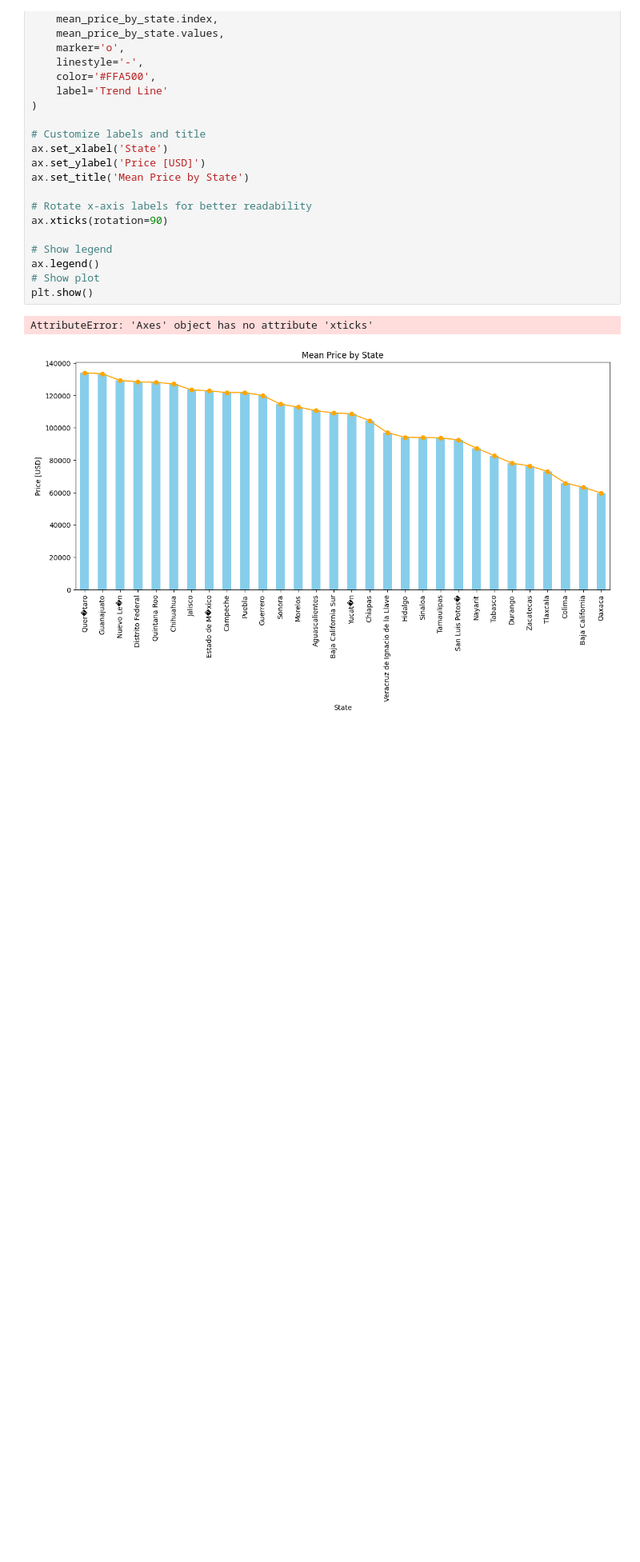
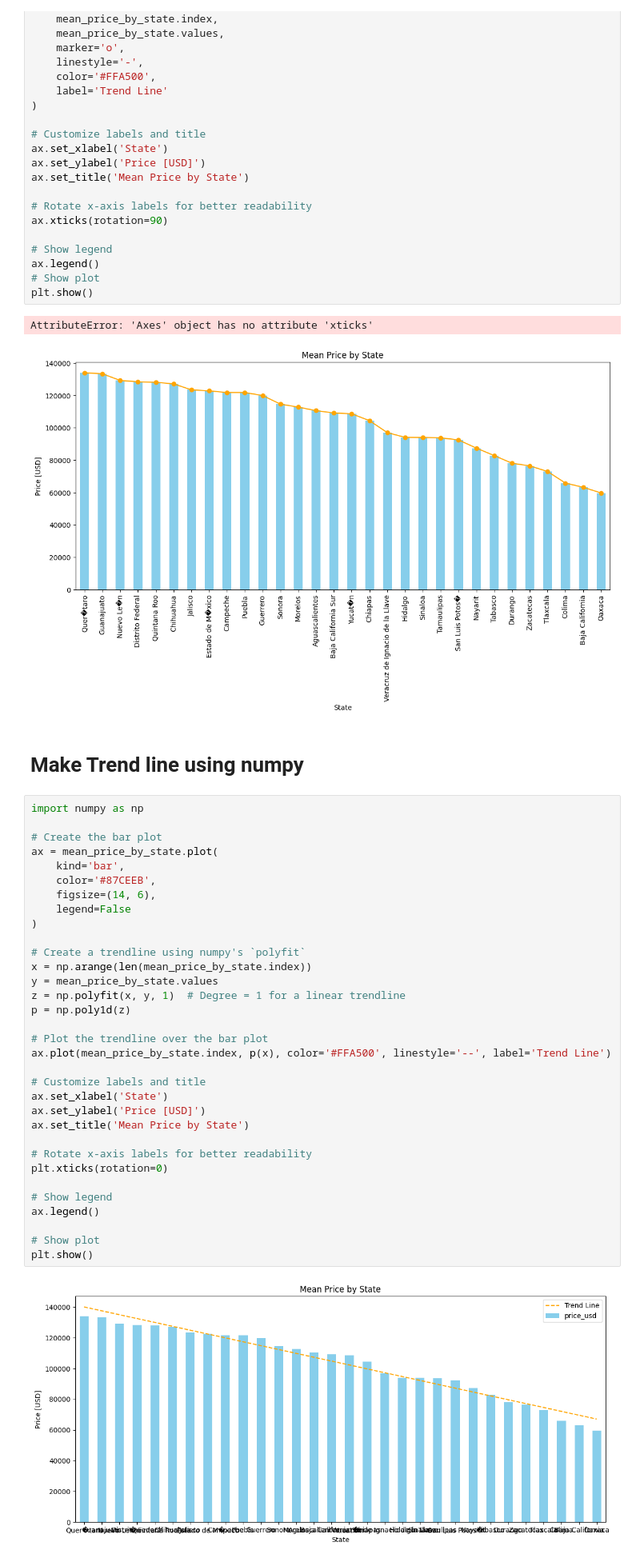
Before and after one commit to Hasan082/Data-Scientist-Project, a Jupyter notebook: Housing in Mexico/Step_4_research_Location_or_Size.ipynb, the cells around one changed output. Shown at 80% size. Drawn from its saved outputs; the diff is of its cells as text; blank space fills up the shorter version.

Commit message:
Add trend line using numpy

```diff
--- a/Housing in Mexico/Step_4_research_Location_or_Size.ipynb
+++ b/Housing in Mexico/Step_4_research_Location_or_Size.ipynb
@@ -88,3 +88,40 @@ plt.show()
 # %% [output]
 AttributeError: 'Axes' object has no attribute 'xticks'
 [figure]
+# %% [markdown]
+# Make Trend line using numpy
+# %%
+import numpy as np
+
+# Create the bar plot
+ax = mean_price_by_state.plot(
+    kind='bar',
+    color='#87CEEB',
+    figsize=(14, 6),
+    legend=False
+)
+
+# Create a trendline using numpy's `polyfit`
+x = np.arange(len(mean_price_by_state.index))
+y = mean_price_by_state.values
+z = np.polyfit(x, y, 1)  # Degree = 1 for a linear trendline
+p = np.poly1d(z)
+
+# Plot the trendline over the bar plot
+ax.plot(mean_price_by_state.index, p(x), color='#FFA500', linestyle='--', label='Trend Line')
+
+# Customize labels and title
+ax.set_xlabel('State')
+ax.set_ylabel('Price [USD]')
+ax.set_title('Mean Price by State')
+
+# Rotate x-axis labels for better readability
+plt.xticks(rotation=0)
+
+# Show legend
+ax.legend()
+
+# Show plot
+plt.show()
+# %% [output]
+[figure, added]
```
Also changed, not shown: parts of 1 cell of this notebook, 1 other file.
